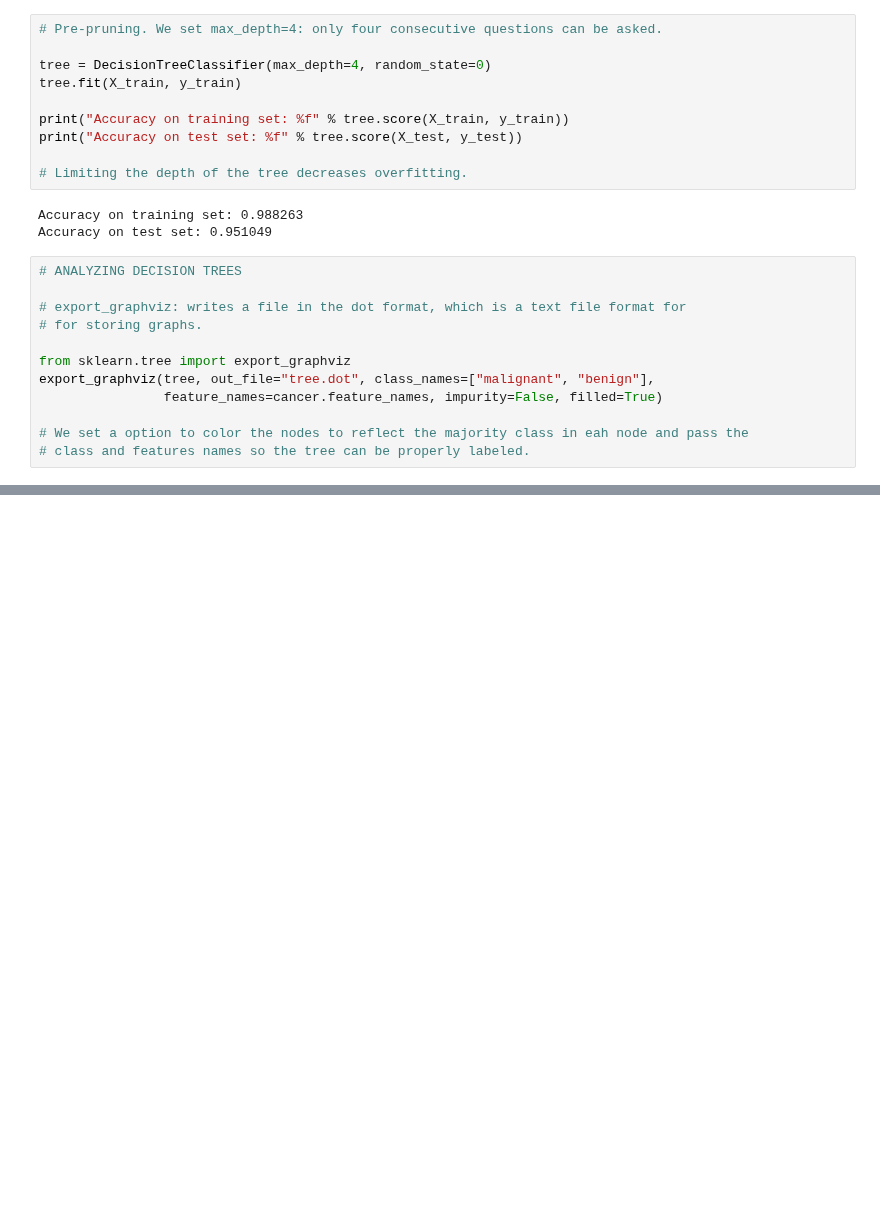
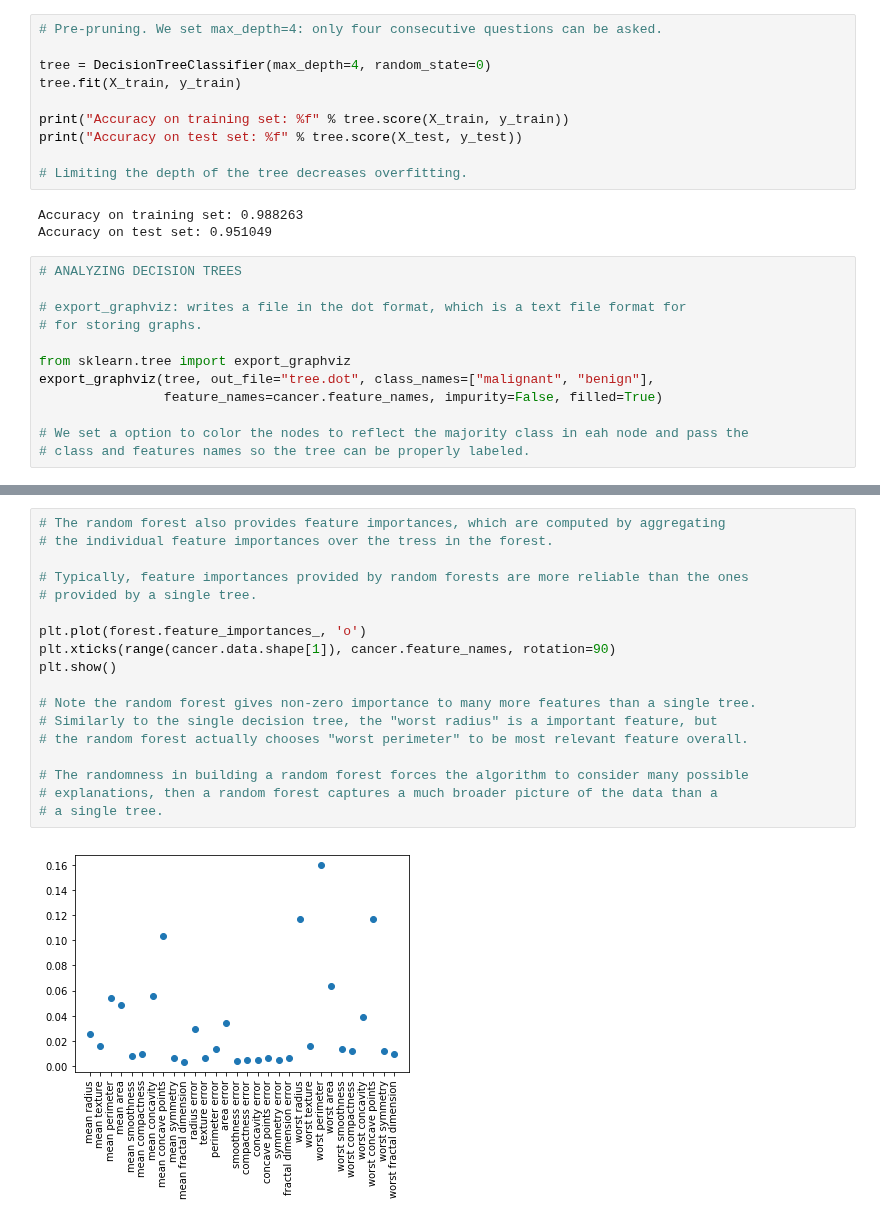
Before and after one commit to rodsveiga/ML_with_Python-Study_notes, a Jupyter notebook: Supervised_Learning.ipynb, the cells around one changed output, grey strips where cells are left out. Saved outputs shown, nothing was run; the diff lists cells and outputs as text; blank space fills up the shorter version.

```diff
--- a/Supervised_Learning.ipynb
+++ b/Supervised_Learning.ipynb
@@ -912,0 +1123,20 @@ WImage(filename='Source.gv.pdf')
+# %%
+# The random forest also provides feature importances, which are computed by aggregating
+# the individual feature importances over the tress in the forest.
+
+# Typically, feature importances provided by random forests are more reliable than the ones
+# provided by a single tree.
+
+plt.plot(forest.feature_importances_, 'o')
+plt.xticks(range(cancer.data.shape[1]), cancer.feature_names, rotation=90)
+plt.show()
+
+# Note the random forest gives non-zero importance to many more features than a single tree.
+# Similarly to the single decision tree, the "worst radius" is a important feature, but
+# the random forest actually chooses "worst perimeter" to be most relevant feature overall.
+
+# The randomness in building a random forest forces the algorithm to consider many possible
+# explanations, then a random forest captures a much broader picture of the data than a
+# a single tree.
+# %% [output]
+[figure, added]
```
Also changed, not shown: parts of 14 cells of this notebook.
